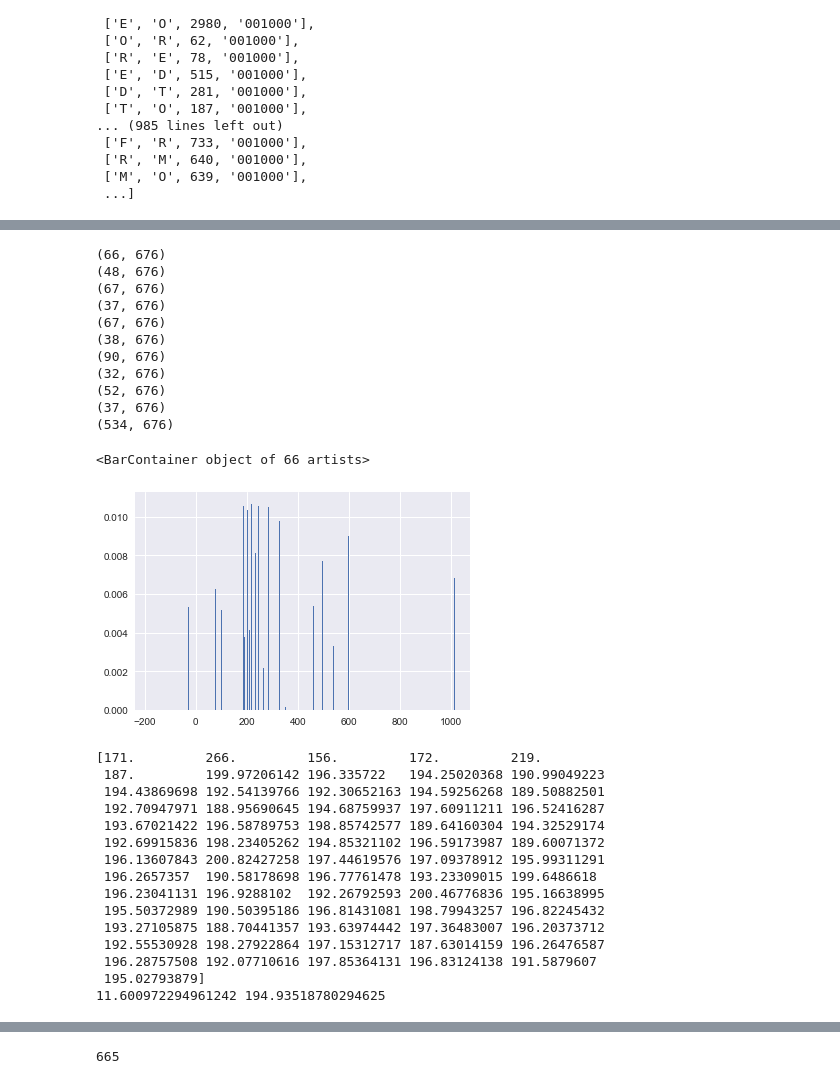
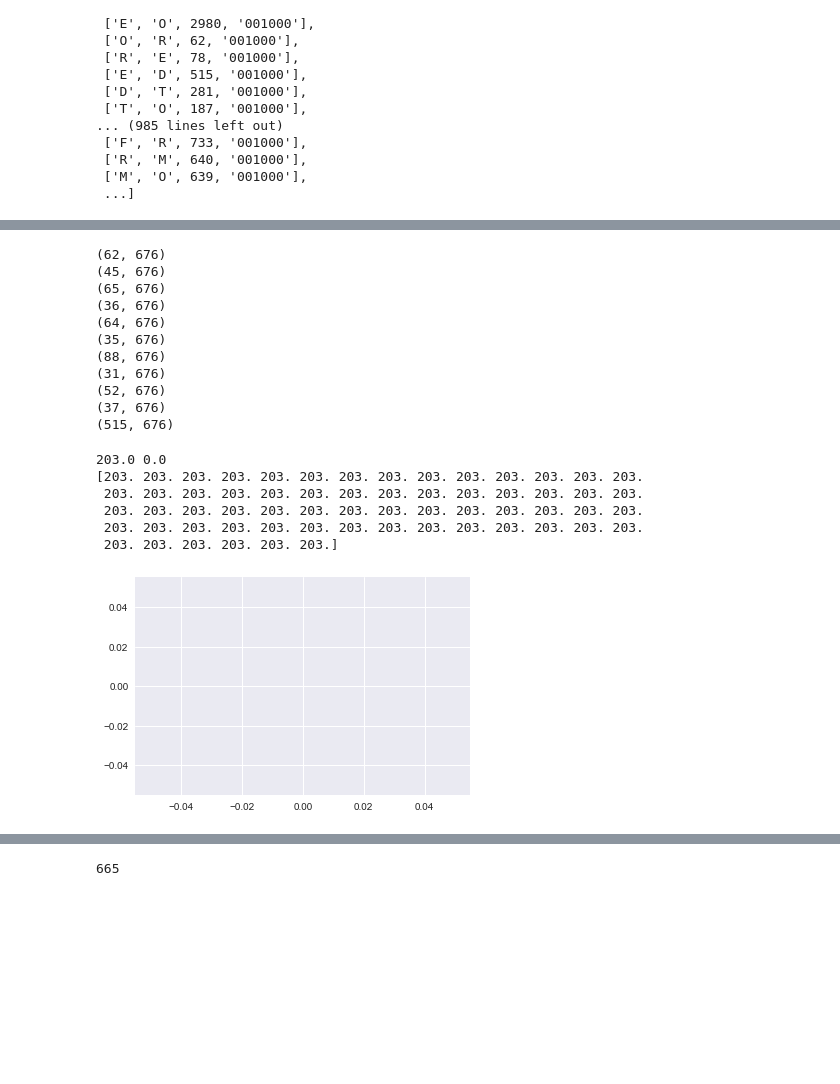
Before and after one commit to UsmanRehmat/Keystroke-authentication, a Jupyter notebook: GMM.ipynb, the cells around one changed output, grey strips where cells are left out. Saved outputs shown, nothing was run; the diff lists cells and outputs as text; code cells hidden in the pictures; blank space fills up the shorter version.

```diff
--- a/GMM.ipynb
+++ b/GMM.ipynb
@@ -155,7 +154,7 @@ def GetDictionaryOfFeatureVectors(keyDownDownTimeDifference):
         index=(ord(xi[0])-65)*26+np.absolute(ord(xi[1])-65)
         if dictFV[xi[3]][index]==0:
             dictFV[xi[3]][index]=[]
-        if xi[2] < 1000:
+        if xi[2] < 500:
             dictFV[xi[3]][index].append(xi[2])
     return dictFV
 # %%
@@ -232,44 +212,30 @@ for user in usersFV.columns:
 
 print(GMMData.shape)
 # %% [output]
-(66, 676)
-(48, 676)
-(67, 676)
-(37, 676)
-(67, 676)
-(38, 676)
-(90, 676)
-(32, 676)
+(62, 676)
+(45, 676)
+(65, 676)
+(36, 676)
+(64, 676)
+(35, 676)
+(88, 676)
+(31, 676)
 (52, 676)
 (37, 676)
-(534, 676)
+(515, 676)
 # %%
 
-std=np.std(GMMData[0:66,1], axis=0)
-mean= np.mean(GMMData[0:66,1])
-plt.bar(GMMData[0:66,3], stats.norm.pdf(GMMData[0:66,1], mean, std))
-
+std=np.std(GMMData[0:62,324], axis=0)
+mean= np.mean(GMMData[0:62,324])
+print(mean,std)
+plt.bar(GMMData[0:62,324], stats.norm.pdf(GMMData[0:62,324], mean, std))
+print(GMMData[0:62,324])
 #plt.bar()
 # %% [output]
-<BarContainer object of 66 artists>
+203.0 0.0
+[203. 203. 203. 203. 203. 203. 203. 203. 203. 203. 203. 203. 203. 203.
+ 203. 203. 203. 203. 203. 203. 203. 203. 203. 203. 203. 203. 203. 203.
+ 203. 203. 203. 203. 203. 203. 203. 203. 203. 203. 203. 203. 203. 203.
+ 203. 203. 203. 203. 203. 203. 203. 203. 203. 203. 203. 203. 203. 203.
+ 203. 203. 203. 203. 203. 203.]
-[figure, old version]
+[figure, new version]
-# %%
-print(GMMData[0:66,1])
-print(np.std(GMMData[0:66,1], axis=0)
-,np.mean(GMMData[0:66,1]))
-# %% [output]
-[171.         266.         156.         172.         219.
- 187.         199.97206142 196.335722   194.25020368 190.99049223
- 194.43869698 192.54139766 192.30652163 194.59256268 189.50882501
- 192.70947971 188.95690645 194.68759937 197.60911211 196.52416287
- 193.67021422 196.58789753 198.85742577 189.64160304 194.32529174
- 192.69915836 198.23405262 194.85321102 196.59173987 189.60071372
- 196.13607843 200.82427258 197.44619576 197.09378912 195.99311291
- 196.2657357  190.58178698 196.77761478 193.23309015 199.6486618
- 196.23041131 196.9288102  192.26792593 200.46776836 195.16638995
- 195.50372989 190.50395186 196.81431081 198.79943257 196.82245432
- 193.27105875 188.70441357 193.63974442 197.36483007 196.20373712
- 192.55530928 198.27922864 197.15312717 187.63014159 196.26476587
- 196.28757508 192.07710616 197.85364131 196.83124138 191.5879607
- 195.02793879]
-11.600972294961242 194.93518780294625
```
Also changed, not shown: parts of 14 cells of this notebook, 1 other file.
